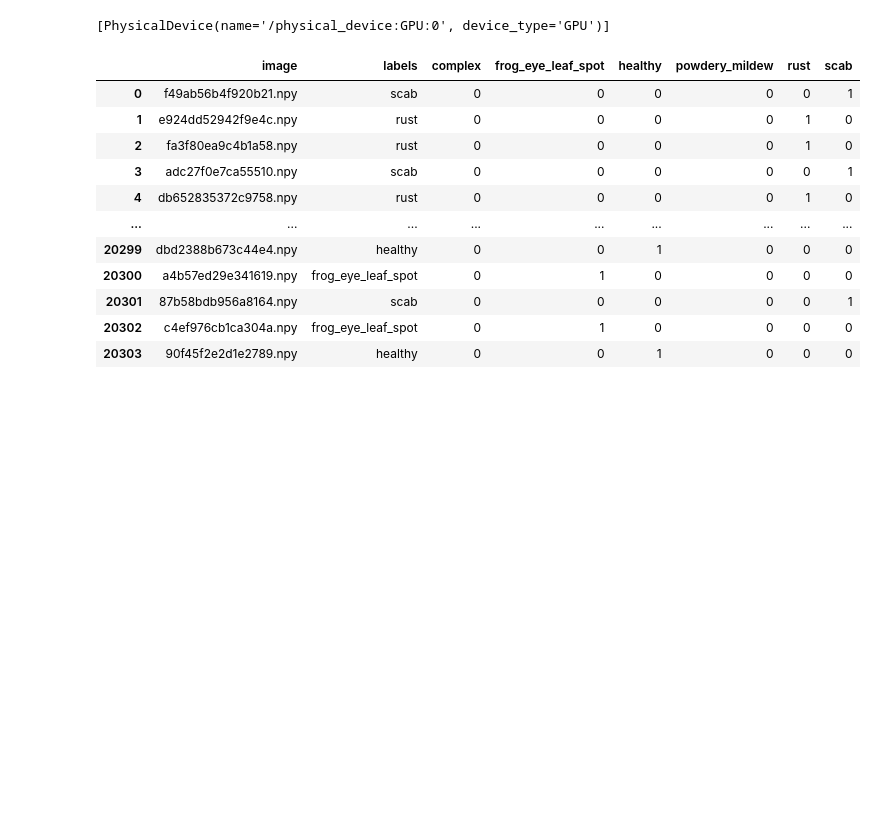
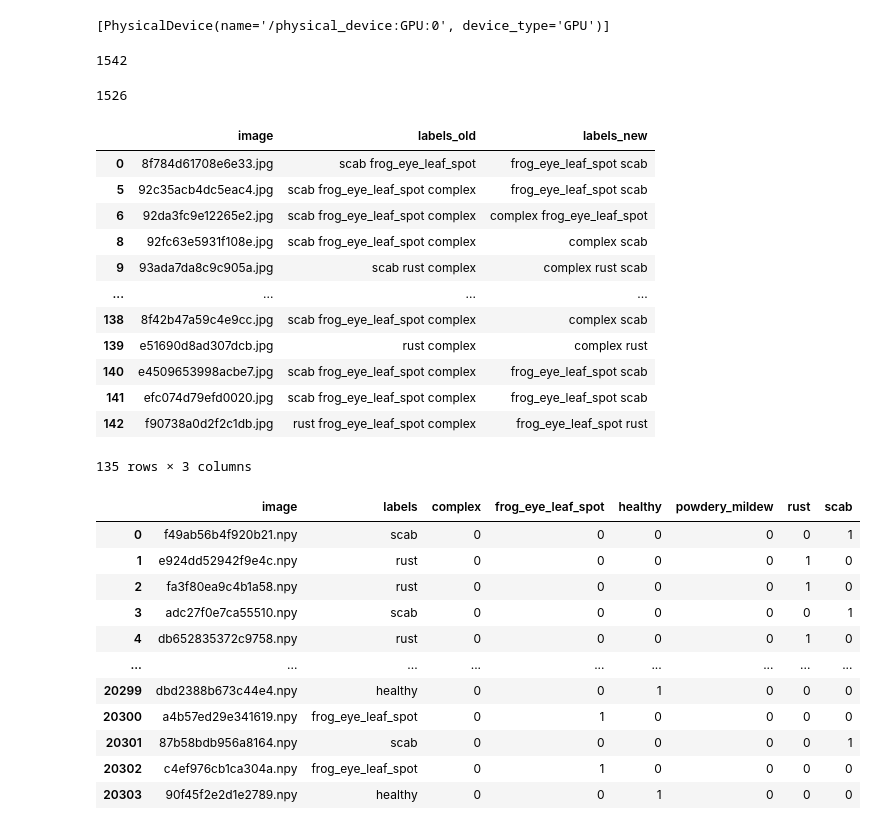
Before and after one commit to ntatanko/kaggle-plant-pathology-v2, a Jupyter notebook: src/eff5/Eff5HandComplex.ipynb, the cells around one changed output. Saved outputs shown, nothing was run; the diff lists cells and outputs as text; code cells hidden in the pictures; blank space fills up the shorter version.

```diff
--- a/src/eff5/Eff5HandComplex.ipynb
+++ b/src/eff5/Eff5HandComplex.ipynb
@@ -141,6 +141,33 @@ complex_labeled = complex_labeled.query('image not in @dup_list')
 complex_labeled = pd.concat([complex_labeled, df], axis=0, ignore_index=True)
 # %%
 complex_labeled = complex_labeled.dropna(axis=0)
+# %%
+complex_labeled1 = pd.read_csv('/app/_data/df_csv/complex_labels.csv')
+complex_labeled1 = complex_labeled1.join(complex_labeled1['labels'].str.get_dummies(' '))
+# %%
+sum(complex_labeled['complex']==1)
+sum(complex_labeled1['complex']==1)
+# %% [output]
+1542
+1526
+# %%
+df = complex_labeled1.merge(complex_labeled[['image', 'labels']], on='image', suffixes=['_old', '_new'])
+# %%
+df[df['labels_old']!=df['labels_new']]
+# %% [output]
+|  | image | labels_old | labels_new |
+| 0 | 8f784d61708e6e33.jpg | scab frog_eye_leaf_spot | frog_eye_leaf_spot scab |
+| 5 | 92c35acb4dc5eac4.jpg | scab frog_eye_leaf_spot complex | frog_eye_leaf_spot scab |
+| 6 | 92da3fc9e12265e2.jpg | scab frog_eye_leaf_spot complex | complex frog_eye_leaf_spot |
+| 8 | 92fc63e5931f108e.jpg | scab frog_eye_leaf_spot complex | complex scab |
+| 9 | 93ada7da8c9c905a.jpg | scab rust complex | complex rust scab |
+| ... | ... | ... | ... |
+| 138 | 8f42b47a59c4e9cc.jpg | scab frog_eye_leaf_spot complex | complex scab |
+| 139 | e51690d8ad307dcb.jpg | rust complex | complex rust |
+| 140 | e4509653998acbe7.jpg | scab frog_eye_leaf_spot complex | frog_eye_leaf_spot scab |
+| 141 | efc074d79efd0020.jpg | scab frog_eye_leaf_spot complex | frog_eye_leaf_spot scab |
+| 142 | f90738a0d2f2c1db.jpg | rust frog_eye_leaf_spot complex | frog_eye_leaf_spot rust |
+135 rows × 3 columns
 # %%
 # complex_labeled.to_csv('/app/_data/models/final/Eff5HandComplex/backup/complex_labels.csv', index=False)
 # %%
```
Also changed, not shown: parts of 1 cell of this notebook, 4 other files.
